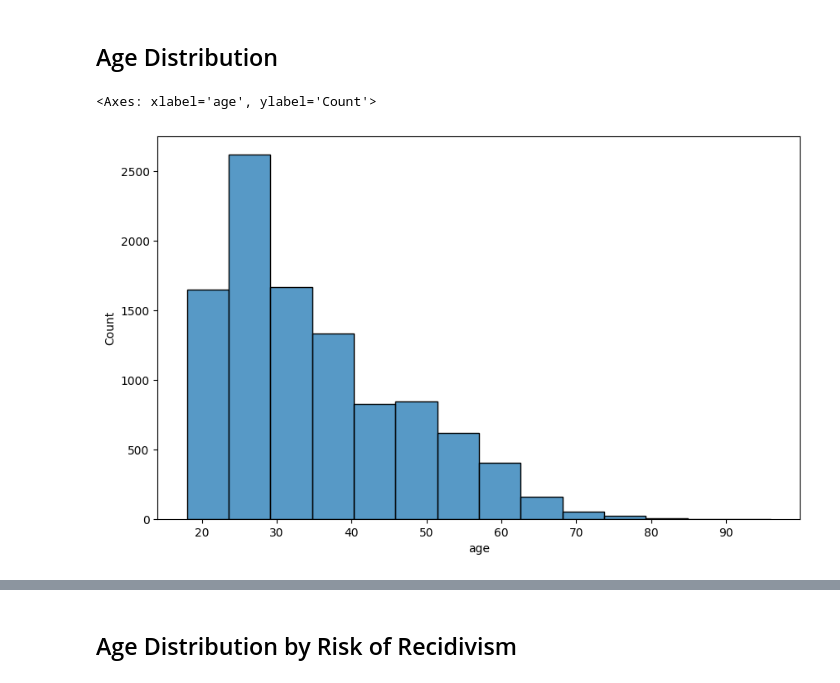
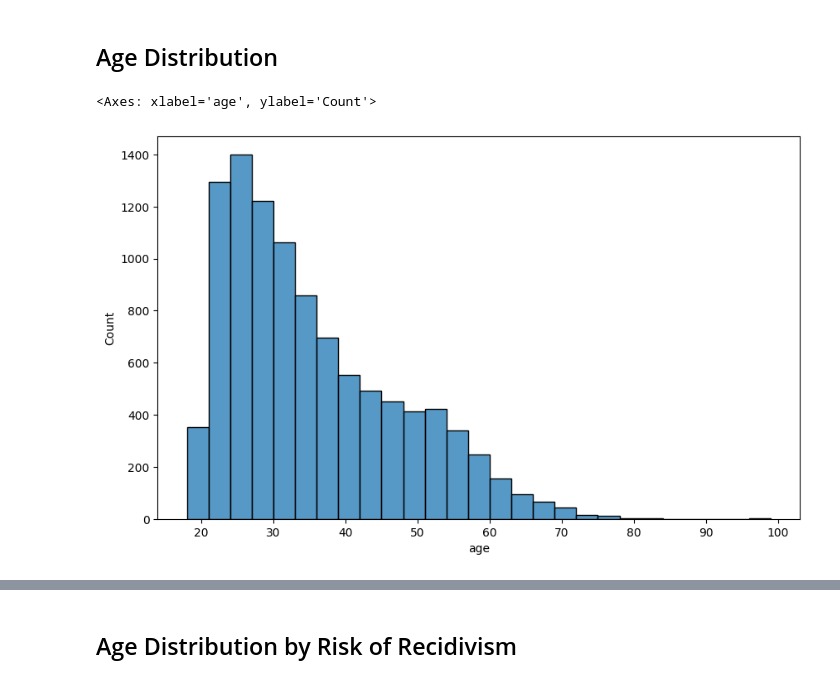
Before and after one commit to chance-roberts/DATA6550-Bias, a Jupyter notebook: Code/Roberts/RobertsC_Module1_Bias.ipynb, the cells around one changed output, grey strips where cells are left out. Drawn from its saved outputs; the diff is of its cells as text; code cells hidden in the pictures.

```diff
--- a/Code/Roberts/RobertsC_Module1_Bias.ipynb
+++ b/Code/Roberts/RobertsC_Module1_Bias.ipynb
@@ -57,9 +80,9 @@ utils.np.ceil(utils.np.log2(len(df_non_dup['age'])) + 1)
 # %%
 #Visualize the age distribution
 utils.plt.figure(figsize=(10, 6))
-utils.sns.histplot(df_non_dup['age'], bins = 14)
+utils.sns.histplot(df_non_dup['age'], bins = bins_3_year)
 # %% [output]
 <Axes: xlabel='age', ylabel='Count'>
-[figure, old version]
+[figure, new version]
 # %%
 #Create a table that contains the count for each bin
```
Also changed, not shown: parts of 22 cells of this notebook.
